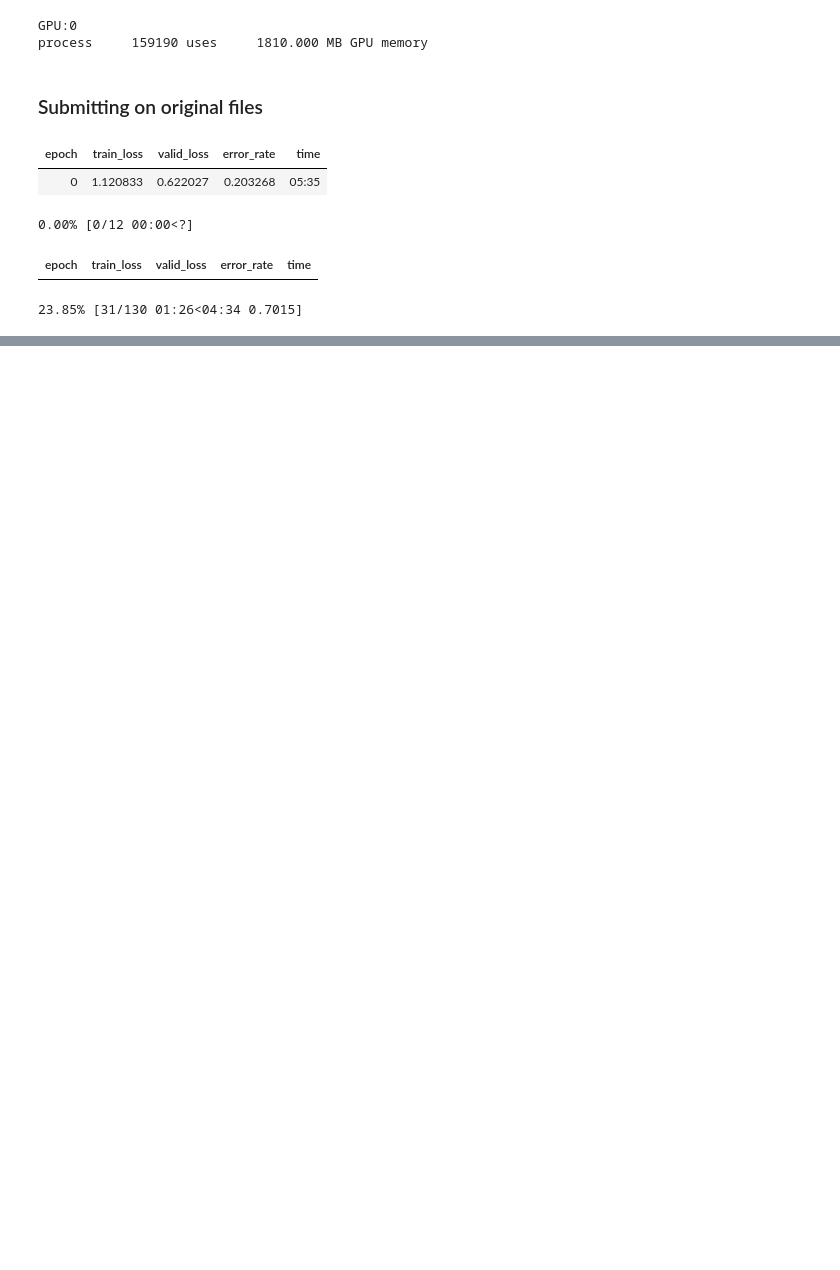
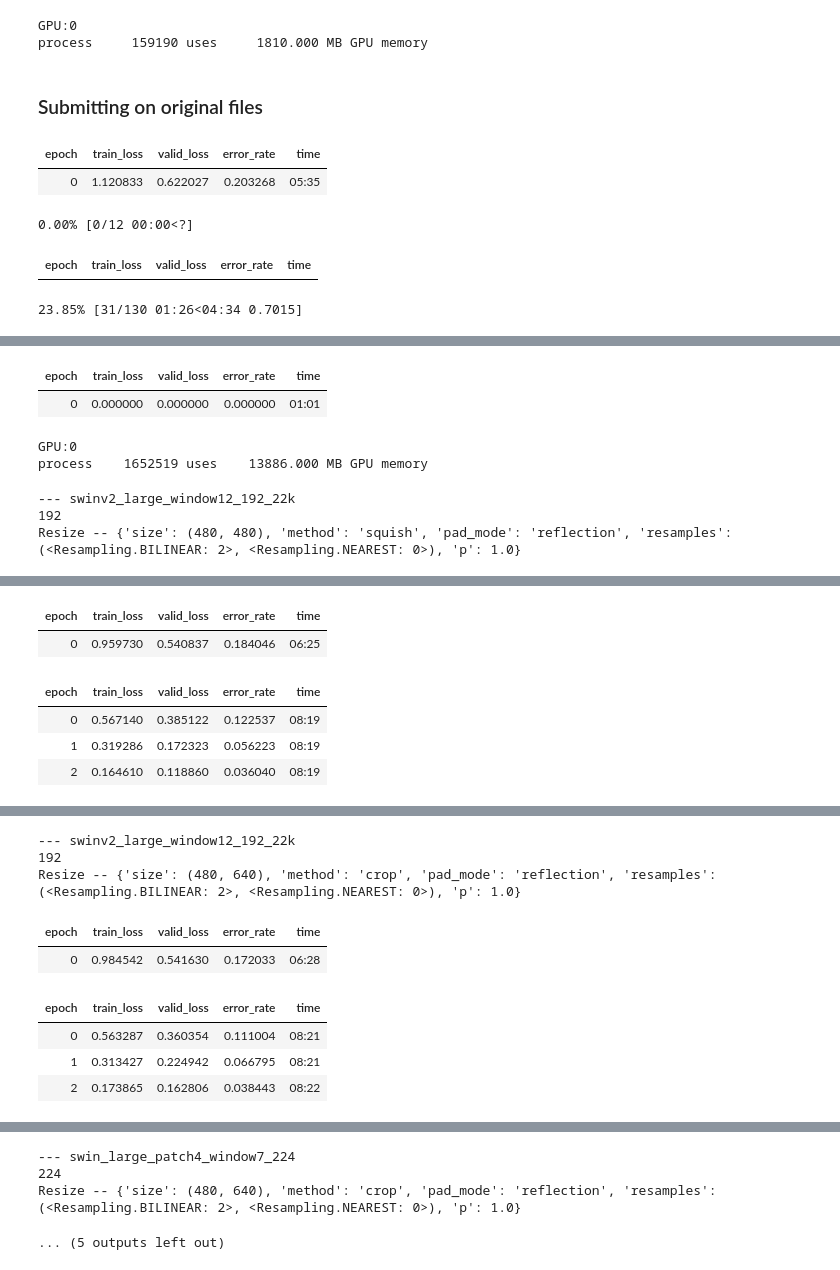
Before and after one commit to pratikasarkar/paddy_doctor, a Jupyter notebook: notebooks/paddydoctor.ipynb, the cells around one changed output, grey strips where cells are left out. Saved outputs shown, nothing was run; the diff lists cells and outputs as text; code cells hidden in the pictures; blank space fills up the shorter version.

```diff
--- a/notebooks/paddydoctor.ipynb
+++ b/notebooks/paddydoctor.ipynb
@@ -233,0 +255,12 @@ learn.export(path/'models'/'model_v2_padding_org.pkl')
+# %%
+def train(training_path, arch, size, item = Resize(480, method='squish'), accum = 1, finetune = True, epochs = 12, metrics = error_rate):
+    dls = ImageDataLoaders.from_folder(training_path, valid_pct = 0.2, item_tfms=item,
+                                       batch_tfms= aug_transforms(size=size, min_scale=0.75), bs= 64//accum)
+    cbs = GradientAccumulation(64) if accum else []
+    learn = vision_learner(dls=dls, arch=arch, cbs= cbs, metrics= metrics).to_fp16()
+    if finetune:
+        learn.fine_tune(epochs, 0.01)
+        return learn.tta(dl = dls.test_dl(test_files))
+    else:
+        learn.unfreeze()
+        learn.fit_one_cycle(epochs, 0.01)
@@ -233,0 +301,44 @@ learn.export(path/'models'/'model_v2_padding_org.pkl')
+# %%
+train(subset_trn_path,'convnext_large_in22k', (320,240), epochs=1, accum=4, finetune=False)
+report_gpu()
+# %% [output]
+| epoch | train_loss | valid_loss | error_rate | time |
+| 0 | 0.000000 | 0.000000 | 0.000000 | 01:01 |
+GPU:0
+process    1652519 uses    13886.000 MB GPU memory
+# %%
+res = 640,480
+# %%
+models = {
+    'convnext_large_in22k': {
+        (Resize(res), (320,224)),
+    },
+    'vit_large_patch16_224': {
+        (Resize(480, method='squish'), 224),
+        (Resize(res), 224),
+    },
+    'swinv2_large_window12_192_22k': {
+        (Resize(480, method='squish'), 192),
+        (Resize(res), 192),
+    }, 'swin_large_patch4_window7_224': {
+        (Resize(res), 224),
+    }
+}
+# %%
+import gc
+tta_res = []
+count = 1
+for arch,details in models.items():
+    for item,size in details:
+        print('---',arch)
+        print(size)
+        print(item.name)
+        tta_res.append(train(trn_path,arch, size, item=item, accum=4, epochs=3))
+        save_pickle('tta_res_'+str(count)+'.pkl', tta_res)
+        count+=1
+        gc.collect()
+        torch.cuda.empty_cache()
+# %% [output]
+--- swinv2_large_window12_192_22k
+192
+Resize -- {'size': (480, 480), 'method': 'squish', 'pad_mode': 'reflection', 'resamples': (<Resampling.BILINEAR: 2>, <Resampling.NEAREST: 0>), 'p': 1.0}
@@ -233,0 +346,6 @@ learn.export(path/'models'/'model_v2_padding_org.pkl')
+| epoch | train_loss | valid_loss | error_rate | time |
+| 0 | 0.959730 | 0.540837 | 0.184046 | 06:25 |
+| epoch | train_loss | valid_loss | error_rate | time |
+| 0 | 0.567140 | 0.385122 | 0.122537 | 08:19 |
+| 1 | 0.319286 | 0.172323 | 0.056223 | 08:19 |
+| 2 | 0.164610 | 0.118860 | 0.036040 | 08:19 |
@@ -233,0 +354,9 @@ learn.export(path/'models'/'model_v2_padding_org.pkl')
+--- swinv2_large_window12_192_22k
+192
+Resize -- {'size': (480, 640), 'method': 'crop', 'pad_mode': 'reflection', 'resamples': (<Resampling.BILINEAR: 2>, <Resampling.NEAREST: 0>), 'p': 1.0}
+| epoch | train_loss | valid_loss | error_rate | time |
+| 0 | 0.984542 | 0.541630 | 0.172033 | 06:28 |
+| epoch | train_loss | valid_loss | error_rate | time |
+| 0 | 0.563287 | 0.360354 | 0.111004 | 08:21 |
+| 1 | 0.313427 | 0.224942 | 0.066795 | 08:21 |
+| 2 | 0.173865 | 0.162806 | 0.038443 | 08:22 |
@@ -233,0 +365,4 @@ learn.export(path/'models'/'model_v2_padding_org.pkl')
+--- swin_large_patch4_window7_224
+224
+Resize -- {'size': (480, 640), 'method': 'crop', 'pad_mode': 'reflection', 'resamples': (<Resampling.BILINEAR: 2>, <Resampling.NEAREST: 0>), 'p': 1.0}
+... (5 outputs left out)
```
Also changed, not shown: parts of 18 cells of this notebook.
